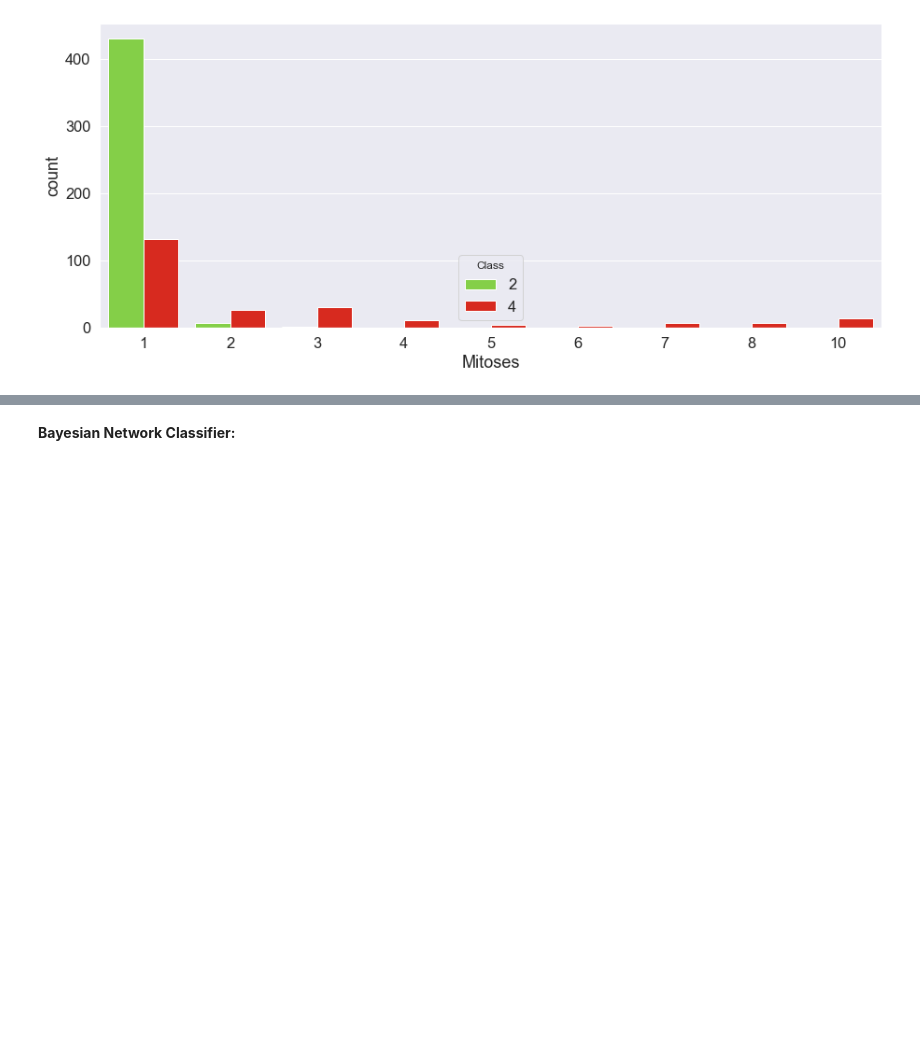
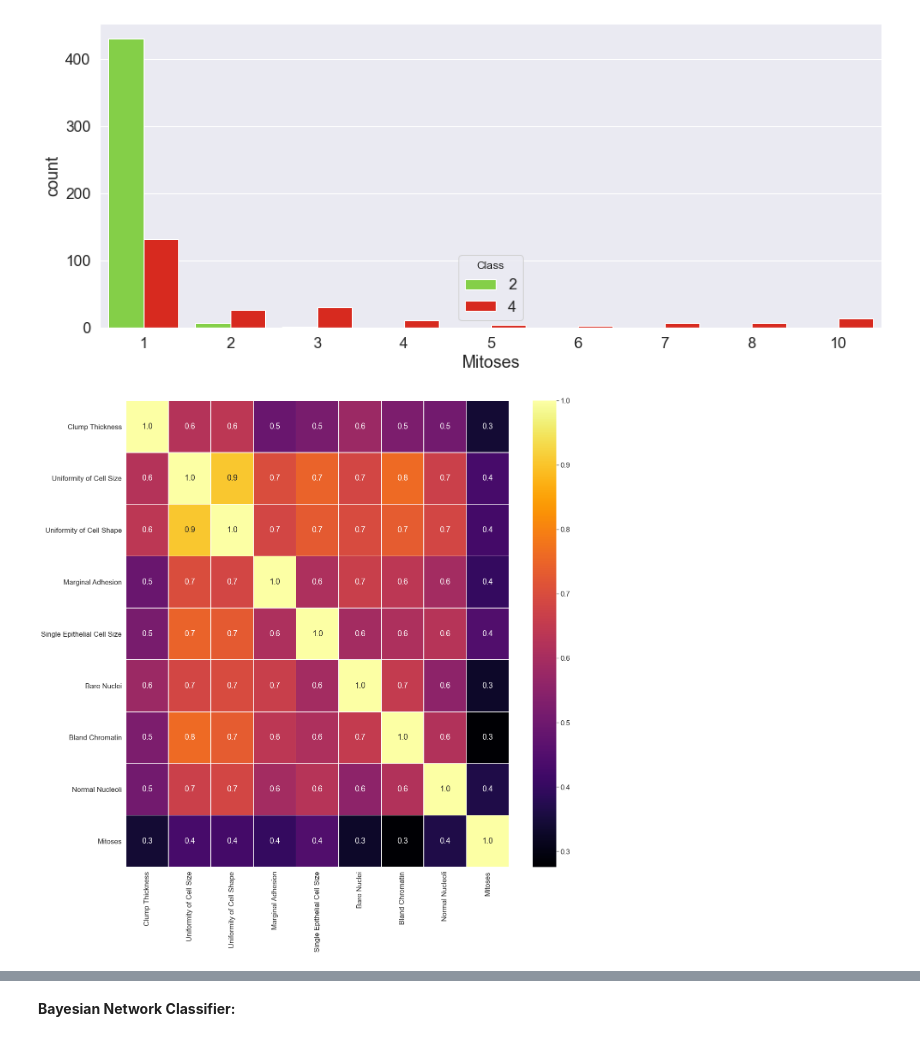
Before and after one commit to Ruairi8/ProgDAProject2, a Jupyter notebook: file1.ipynb, the cells around one changed output, grey strips where cells are left out. Saved outputs shown, nothing was run; the diff lists cells and outputs as text; code cells hidden in the pictures; blank space fills up the shorter version.

```diff
--- a/file1.ipynb
+++ b/file1.ipynb
@@ -113,3 +113,8 @@ sns.set(font_scale = 1.5)
 sns.countplot(x = 'Mitoses', hue = 'Class', data = datafr, palette = ['#81e532',"#f60f00"]);
 # %% [output]
 [figure]
+# %%
+f,ax = plt.subplots(figsize=(20,20))
+sns.heatmap(xtrain.corr(), annot=True, linewidths=.5, fmt= '.1f',ax=ax, cmap="inferno");
+# %% [output]
+[figure, added]
```
Also changed, not shown: parts of 20 cells of this notebook.
